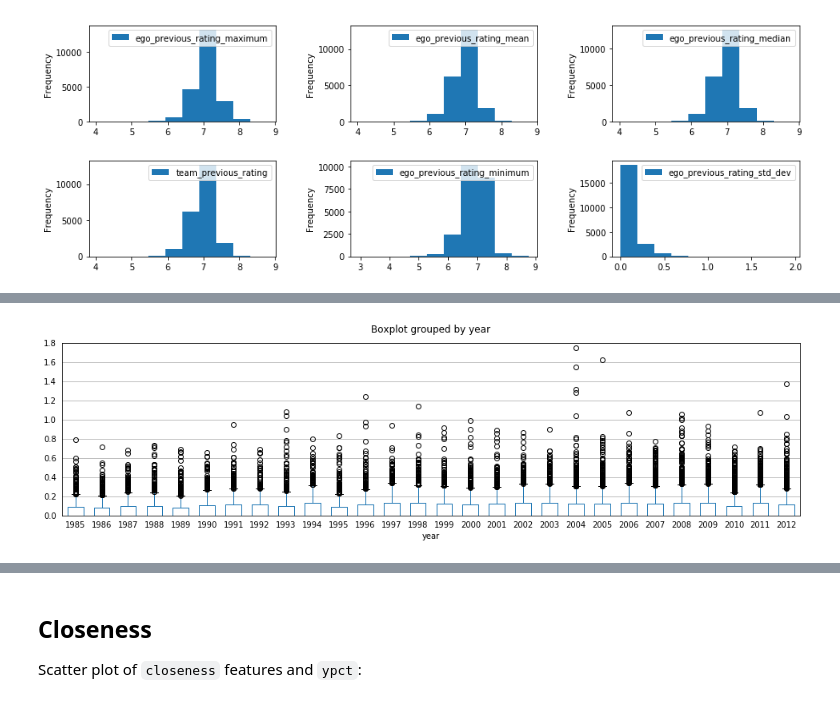
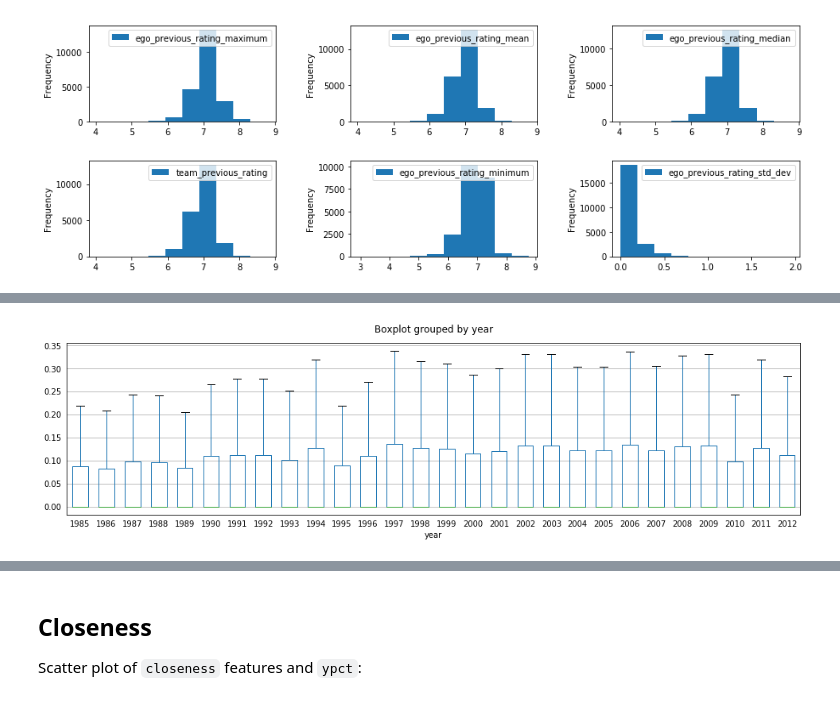
Before and after one commit to code-energy/teamspector, a Jupyter notebook: visualizations/eda-experiment.ipynb, the cells around one changed output, grey strips where cells are left out. Drawn from its saved outputs; the diff is of its cells as text; code cells hidden in the pictures.

```diff
--- a/visualizations/eda-experiment.ipynb
+++ b/visualizations/eda-experiment.ipynb
@@ -68,3 +68,9 @@ for i, x in enumerate(f[:-2]):
     dfx.plot.hexbin(ax=axes[index], x=x, y='ypct', bins='log')
 # %% [output]
 [figure]
+# %%
+fig, axes = plt.subplots(nrows=2, ncols=3, figsize=(15,5))
+fig.subplots_adjust(hspace=0.4, wspace=0.4)
+for i, x in enumerate(f[:-2]):
+    index = (0 if i < 3 else 1), (i if i < 3 else i-3)
+    df.boxplot(x, by='top100', showfliers=False, ax=axes[index])
@@ -117,5 +125,9 @@ fig, axes = plt.subplots(nrows=2, ncols=3, figsize=(15,5))
 fig.subplots_adjust(hspace=0.4, wspace=0.4)
 for i, x in enumerate(f[:-2]):
     index = (0 if i < 3 else 1), (i if i < 3 else i-3)
-    dfx.plot.hexbin(ax=axes[index], x=x, y='ypct', bins='log')
+    ax = dfx.plot.hexbin(ax=axes[index], x=x, y='ypct', bins='log')
+    if i != 5:
+        ax.set_xlim(5, 8.2)
+    else:
+        ax.set_xlim(0, 1)
 # %% [output]
@@ -122,0 +135,6 @@ for i, x in enumerate(f[:-2]):
+# %%
+fig, axes = plt.subplots(nrows=2, ncols=3, figsize=(15,5))
+fig.subplots_adjust(hspace=0.4, wspace=0.4)
+for i, x in enumerate(f[:-2]):
+    index = (0 if i < 3 else 1), (i if i < 3 else i-3)
+    df.boxplot(x, by='top100', showfliers=False, ax=axes[index])
@@ -143,10 +163,9 @@ dfx[f].corr()
 # %%
 df['_year'] = df.year.map(lambda x: x - (x % 3 ))
 
-ax = df.boxplot('ego_previous_rating_std_dev', by='year', figsize=(16,4), widths=0.6)
-ax.set_ylim(0, 1.8)
+ax = df.boxplot('ego_previous_rating_std_dev', by='year', figsize=(16,4), showfliers=False, widths=0.6)
 ax.tick_params(which='both', bottom='off', top='off', left='off', right='off')
 ax.set_title('')
 ax.xaxis.grid(False)
 # %% [output]
-[figure, old version]
+[figure, new version]
```
Also changed, not shown: parts of 18 cells of this notebook.
